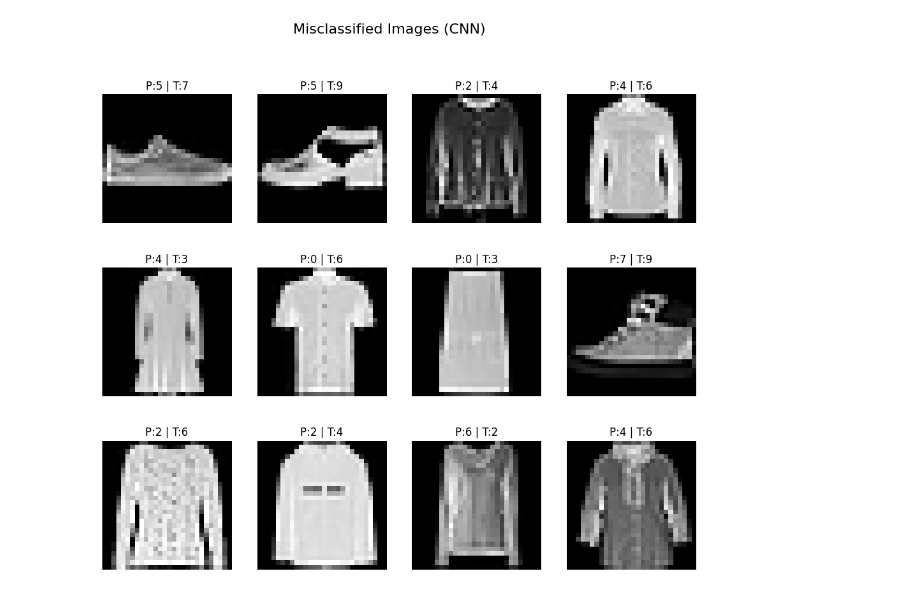
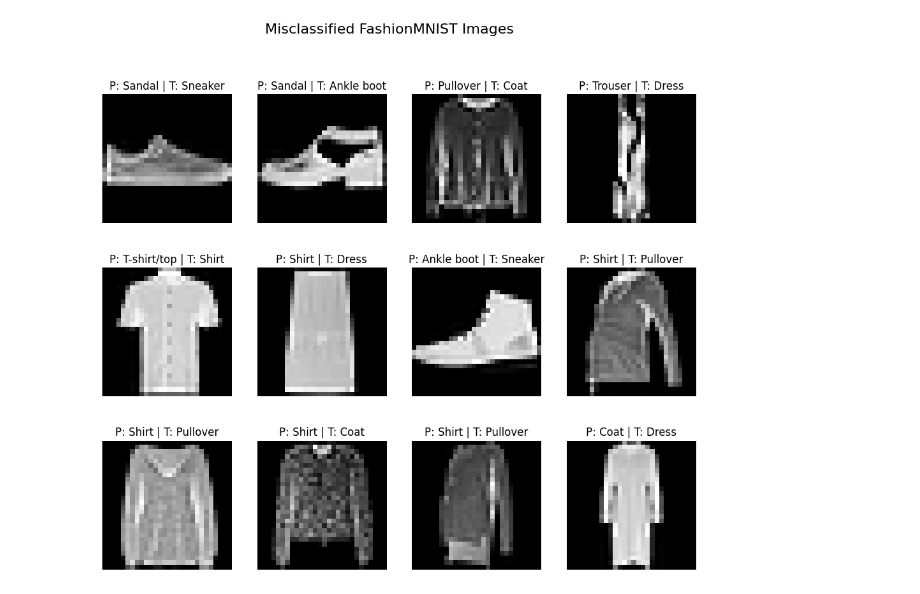
Before and after one commit to Toluhunter/Image-Classification-on-the-Fashion-MNIST-Dataset-against-different-NN-models, a Jupyter notebook: cnn.ipynb, the cells around one changed output. Saved outputs shown, nothing was run; the diff lists cells and outputs as text; code cells hidden in the pictures.

```diff
--- a/cnn.ipynb
+++ b/cnn.ipynb
@@ -28,10 +28,18 @@ transform = transforms.Compose([
 train_dataset = datasets.FashionMNIST("./data", train=True, transform=transform, download=True)
 test_dataset  = datasets.FashionMNIST("./data", train=False, transform=transform, download=True)
 
-train_loader = DataLoader(train_dataset, batch_size=64, shuffle=True)
+train_size = int(0.9 * len(train_dataset))
+val_size = len(train_dataset) - train_size
+
+train_subset, val_subset = random_split(train_dataset, [train_size, val_size])
+
+train_loader = DataLoader(train_subset, batch_size=64, shuffle=True)
+val_loader = DataLoader(val_subset, batch_size=64, shuffle=False)
 test_loader  = DataLoader(test_dataset, batch_size=64, shuffle=False)
 
 print(f"Training images: {len(train_dataset)}")
+print(f"Training subset: {len(train_subset)}")
+print(f"Validation images: {len(val_subset)}")
 print(f"Test images: {len(test_dataset)}")
 
 classes = train_dataset.classes
@@ -160,15 +222,15 @@ plt.show()
 # %%
+num_to_show = 12
+plt.figure(figsize=(12, 10))
+classes = test_dataset.classes
 
-plt.figure(figsize=(12, 10))
-num = 12
-
-for i in range(num):
+for i in range(num_to_show):
     plt.subplot(3, 4, i+1)
-    plt.imshow(mis_images[i].squeeze(), cmap="gray")
-    plt.title(f"P:{mis_preds[i]} | T:{mis_labels[i]}")
+    plt.imshow(mis_images[i].squeeze(), cmap='gray')
+    plt.title(f"P: {classes[mis_preds[i]]} | T: {classes[mis_labels[i]]}")
     plt.axis("off")
 
-plt.suptitle("Misclassified Images (CNN)", fontsize=16)
+plt.suptitle("Misclassified FashionMNIST Images", fontsize=16)
 plt.show()
 # %% [output]
-[figure, old version]
+[figure, new version]
```
Also changed, not shown: parts of 7 cells of this notebook, 4 other files.
